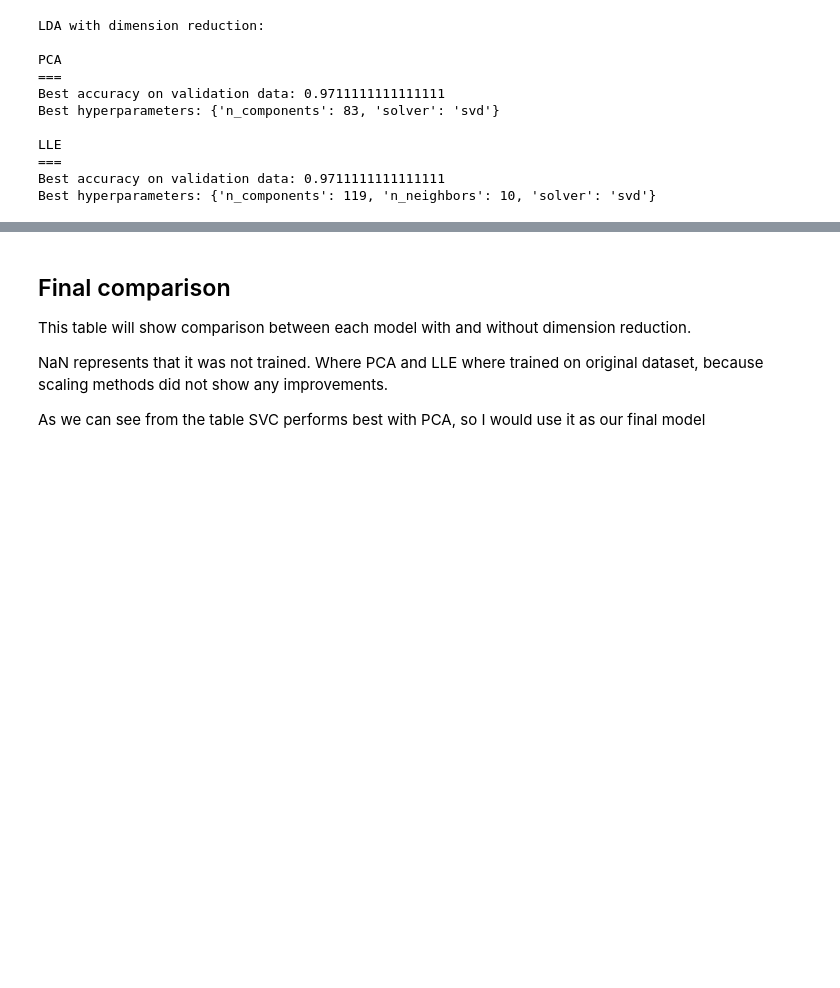
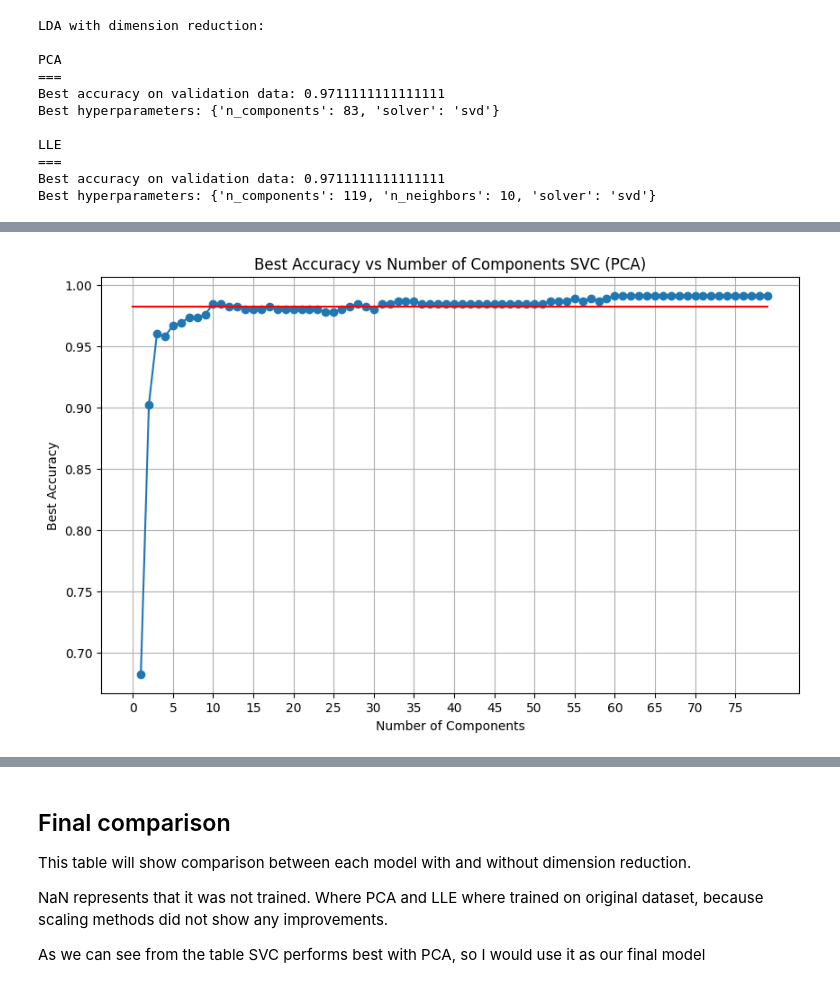
Before and after one commit to xsenyaaax/bi-ml2-2024, a Jupyter notebook: HW01/homework_01_B232.ipynb, the cells around one changed output, grey strips where cells are left out. Drawn from its saved outputs; the diff is of its cells as text; code cells hidden in the pictures; blank space fills up the shorter version.

```diff
--- a/HW01/homework_01_B232.ipynb
+++ b/HW01/homework_01_B232.ipynb
@@ -419,11 +419,11 @@ svc_param_grid = {
     'kernel': ['rbf', 'poly']
 }
 svc_params_comb = ParameterGrid(svc_param_grid)
-accuracy_per_component = {}
+accuracy_per_component_svm = {}
 
 for n_components in range(1, 80, 1):
     print(f"Trying {n_components} components")
-    accuracy_per_component[n_components] = 0
+    accuracy_per_component_svm[n_components] = 0
     pca = PCA(n_components=n_components)
     Xtrain_pca = pca.fit_transform(Xtrain)
     Xval_pca = pca.transform(Xval)
@@ -432,8 +432,8 @@ for n_components in range(1, 80, 1):
         svm_model.fit(Xtrain_pca, Ytrain)
         predictions = svm_model.predict(Xval_pca)
         accuracy = accuracy_score(Yval, predictions)
-        if accuracy > accuracy_per_component[n_components]:
-            accuracy_per_component[n_components] = accuracy
+        if accuracy > accuracy_per_component_svm[n_components]:
+            accuracy_per_component_svm[n_components] = accuracy
         if accuracy > best_accuracy_svm_pca:
             print(f"New best acc:{accuracy}")
             best_accuracy_svm_pca = accuracy
@@ -601,14 +581,19 @@ Now we will try to increase accuracy of naive bayes using PCA/LLE.
 best_accuracy_nb_pca = 0
 best_params_nb_pca = {}
 
+accuracy_per_component_nb = {}
+
 for n_components in range(1, 700, 1):
     pca = PCA(n_components=n_components)
+    accuracy_per_component_nb[n_components] = 0
     Xtrain_pca = pca.fit_transform(Xtrain)
     Xval_pca = pca.transform(Xval)
     nb_pca = GaussianNB()
     nb_pca.fit(Xtrain_pca, Ytrain)
     predictions_pca = nb_pca.predict(Xval_pca)
     accuracy_pca = accuracy_score(Yval, predictions_pca)
+    if accuracy_pca > accuracy_per_component_nb[n_components]:
+        accuracy_per_component_nb[n_components] = accuracy_pca
     if accuracy_pca > best_accuracy_nb_pca:
         print(f"New best acc:{accuracy_pca}")
         best_accuracy_nb_pca = accuracy_pca
@@ -686,8 +671,11 @@ Best hyperparameters: [13, 25]
 best_params_lda_pca = None
 best_accuracy_lda_pca = 0
 
+accuracy_per_component_lda = {}
+
 for n_components in range(1,300,1):
     pca = PCA(n_components=n_components)
+    accuracy_per_component_lda[n_components] = 0
     Xtrain_pca = pca.fit_transform(Xtrain)
     Xval_pca = pca.transform(Xval)
     for solver in lda_solvers:
@@ -695,6 +683,8 @@ for n_components in range(1,300,1):
         lda_model.fit(Xtrain_pca, Ytrain)
         predictions = lda_model.predict(Xval_pca)
         accuracy = accuracy_score(Yval, predictions)
+        if accuracy > accuracy_per_component_lda[n_components]:
+            accuracy_per_component_lda[n_components] = accuracy
         if accuracy > best_accuracy_lda_pca:
             print(f"best new acc: {accuracy}")
             best_accuracy_lda_pca = accuracy
@@ -766,0 +763,21 @@ Best hyperparameters: {'n_components': 119, 'n_neighbors': 10, 'solver': 'svd'}
+# %%
+components_svc = list(accuracy_per_component_svm.keys())
+accuracies_svc = list(accuracy_per_component_svm.values())
+
+components_nb = list(accuracy_per_component_nb.keys())[:120]
+accuracies_nb = list(accuracy_per_component_nb.values())[:120]
+
+components_lda = list(accuracy_per_component_lda.keys())[:120]
+accuracies_lda = list(accuracy_per_component_lda.values())[:120]
+
+plt.figure(figsize=(10, 6))
+plt.plot(components_svc, accuracies_svc, marker='o', linestyle='-', label='SVM')
+plt.title('Best Accuracy vs Number of Components SVC (PCA)')
+plt.xlabel('Number of Components')
+plt.ylabel('Best Accuracy')
+plt.grid(True)
+plt.xticks(range(0, 80, 5))
+plt.plot([0, 79], [best_accuracy_svc_orig, best_accuracy_svc_orig],'r-')
+plt.show()
+# %% [output]
+[figure, added]
```
Also changed, not shown: parts of 8 cells of this notebook.
